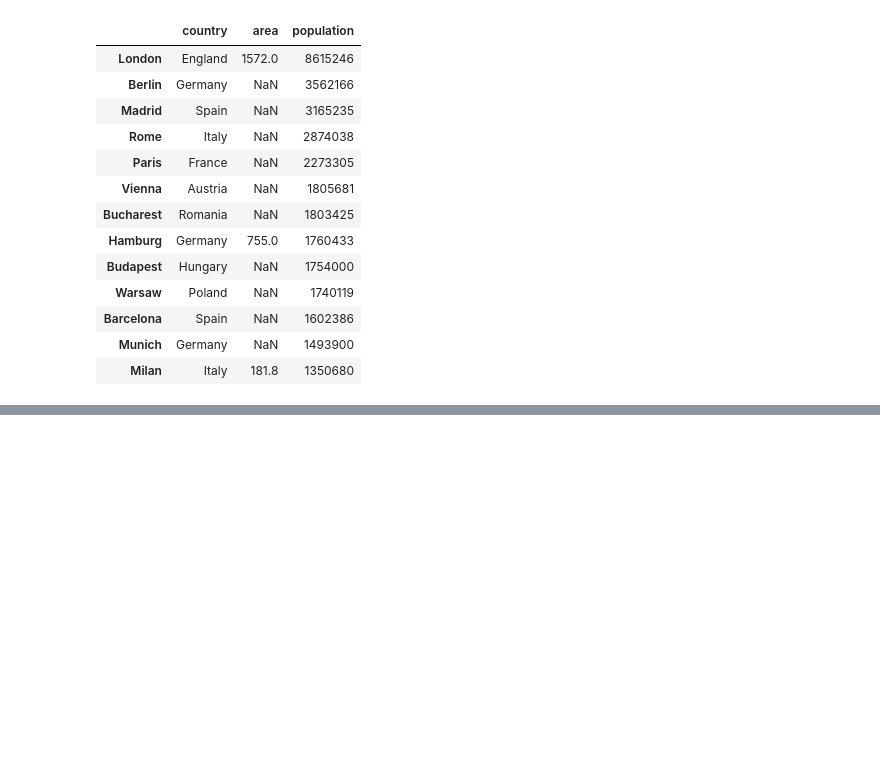
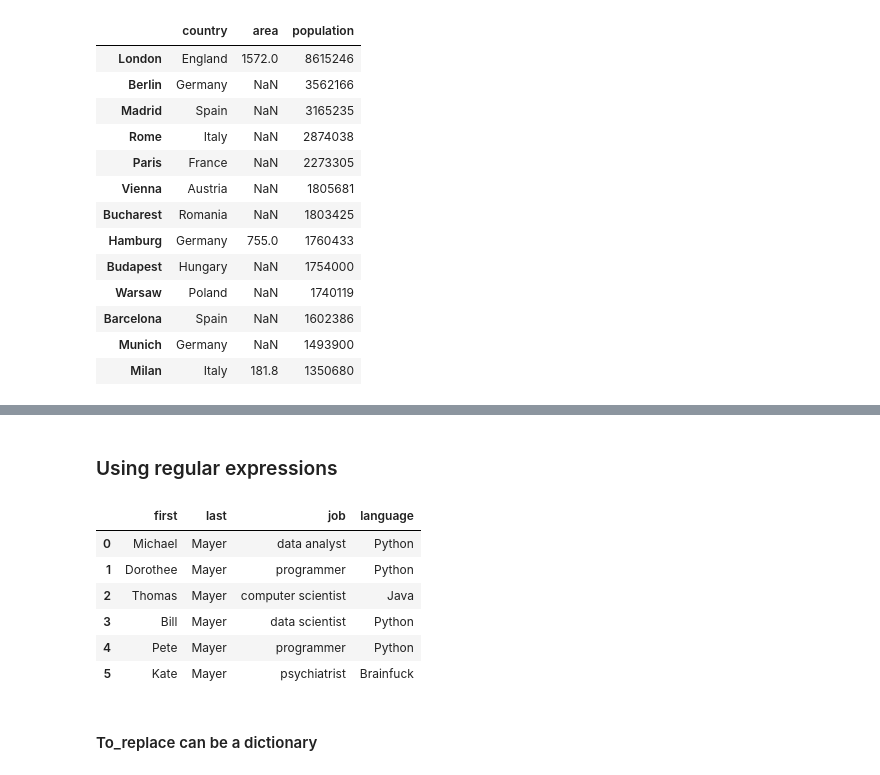
Before and after one commit to alfred-ojuku/Pandas-Tutorials-for-Data-Analysis, a Jupyter notebook: Pandas.ipynb, the cells around one changed output, grey strips where cells are left out. Drawn from its saved outputs; the diff is of its cells as text; code cells hidden in the pictures; blank space fills up the shorter version.

```diff
--- a/Pandas.ipynb
+++ b/Pandas.ipynb
@@ -964,0 +1116,15 @@ df2
+# %% [markdown]
+### Using regular expressions
+# %%
+df.replace(to_replace=[r'M[ea][iy]e?r', r'P[iy]th[eo]n'], value=['Mayer', 'Python'], regex=True, inplace=True)
+df
+# %% [output]
+|  | first | last | job | language |
+| 0 | Michael | Mayer | data analyst | Python |
+| 1 | Dorothee | Mayer | programmer | Python |
+| 2 | Thomas | Mayer | computer scientist | Java |
+| 3 | Bill | Mayer | data scientist | Python |
+| 4 | Pete | Mayer | programmer | Python |
+| 5 | Kate | Mayer | psychiatrist | Brainfuck |
+# %% [markdown]
+#### To_replace can be a dictionary
```
Also changed, not shown: parts of 41 cells of this notebook.
